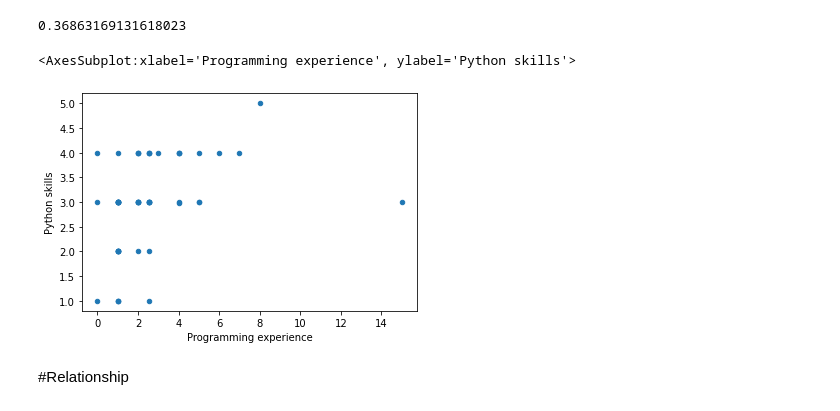
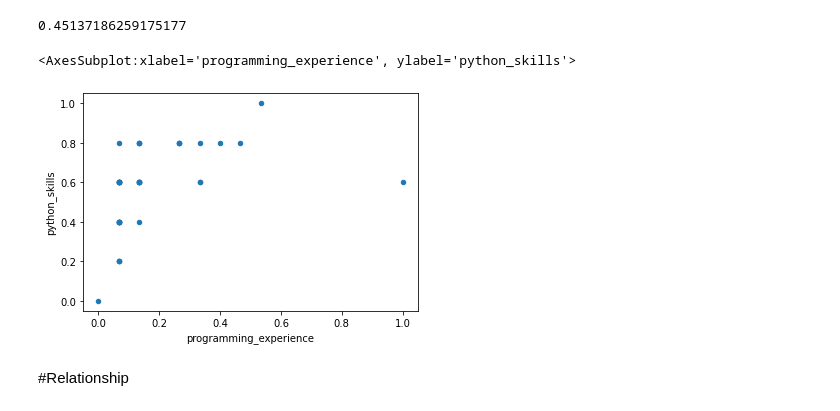
Before and after one commit to Dybton/data-mining-mini-project, a Jupyter notebook: mini_project_regression.ipynb, the cells around one changed output. Saved outputs shown, nothing was run; the diff lists cells and outputs as text; code cells hidden in the pictures.

```diff
--- a/mini_project_regression.ipynb
+++ b/mini_project_regression.ipynb
@@ -135,21 +101,31 @@ Text(0, 0.5, 'Number of observations')
+# %%
+
+#remove outliers, which I define as observations that are more than 5 standard deviations away from the mean
+df = df[(df['python_skills'] - df['python_skills'].mean()).abs() <= 5 * df['python_skills'].std()]
+df = df[(df['programming_experience'] - df['programming_experience'].mean()).abs() <= 5 * df['programming_experience'].std()]
+
+#if programming_experience is NaN, then replace it with the mean programming_experience
+df['programming_experience'] = df['programming_experience'].fillna(df['programming_experience'].mean())
+#if python_skills is NaN, then replace it with the mean python_skills
+df['python_skills'] = df['python_skills'].fillna(df['python_skills'].mean())
+
+df['python_skills'] = df['python_skills'] / max(df['python_skills']) # Normalize python skills
+df['programming_experience'] = df['programming_experience'] / max(df['programming_experience']) # Normalize programming_experience
 # %%
 
-#what is the correlation between programming experience and python skills?
+#what is the correlation between programming_experience and python skills?
 #calculate pearson correlation
-pearson = df['Programming experience'].corr(df['Python skills'])
+pearson = df['programming_experience'].corr(df['python_skills'], method='pearson')
 print(pearson)
 
-# We see that when python skill increase with 1, programming experience increase with 0.52
-# Which can be be considered
+#We see that the pearson correlation score is 0.45, which is relatively high correlation.
 
-#create a scatter plot that shows the relationship between python experience and programming experience
-df.plot.scatter(x='Programming experience', y='Python skills')
-
-# We set programming experience as the independent variable and python skills as the dependent variable
+#create a scatter plot that shows the relationship between python experience and programming_experience
+df.plot.scatter(x='programming_experience', y='python_skills')
 # %% [output]
-0.36863169131618023
+0.45137186259175177
-<AxesSubplot:xlabel='Programming experience', ylabel='Python skills'>
+<AxesSubplot:xlabel='programming_experience', ylabel='python_skills'>
-[figure, old version]
+[figure, new version]
 # %% [markdown]
 #Relationship
 # %%
```
Also changed, not shown: parts of 11 cells of this notebook.
